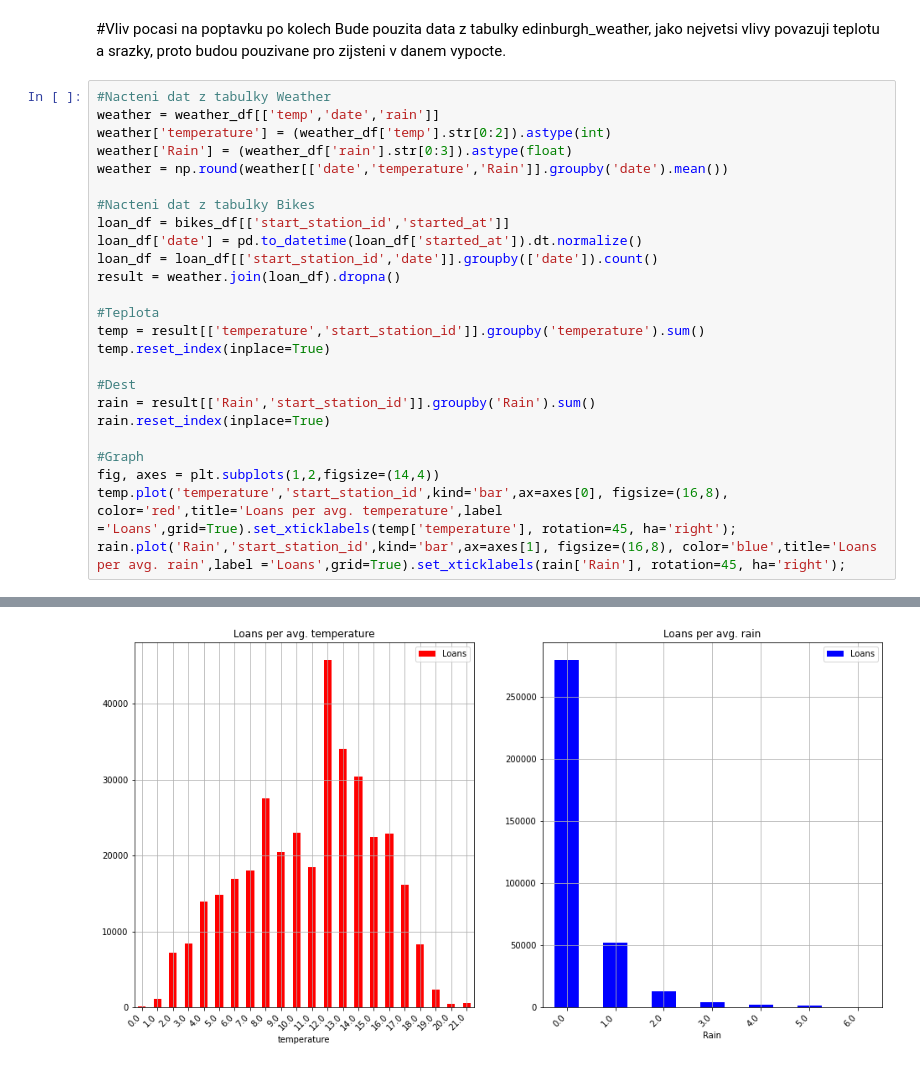
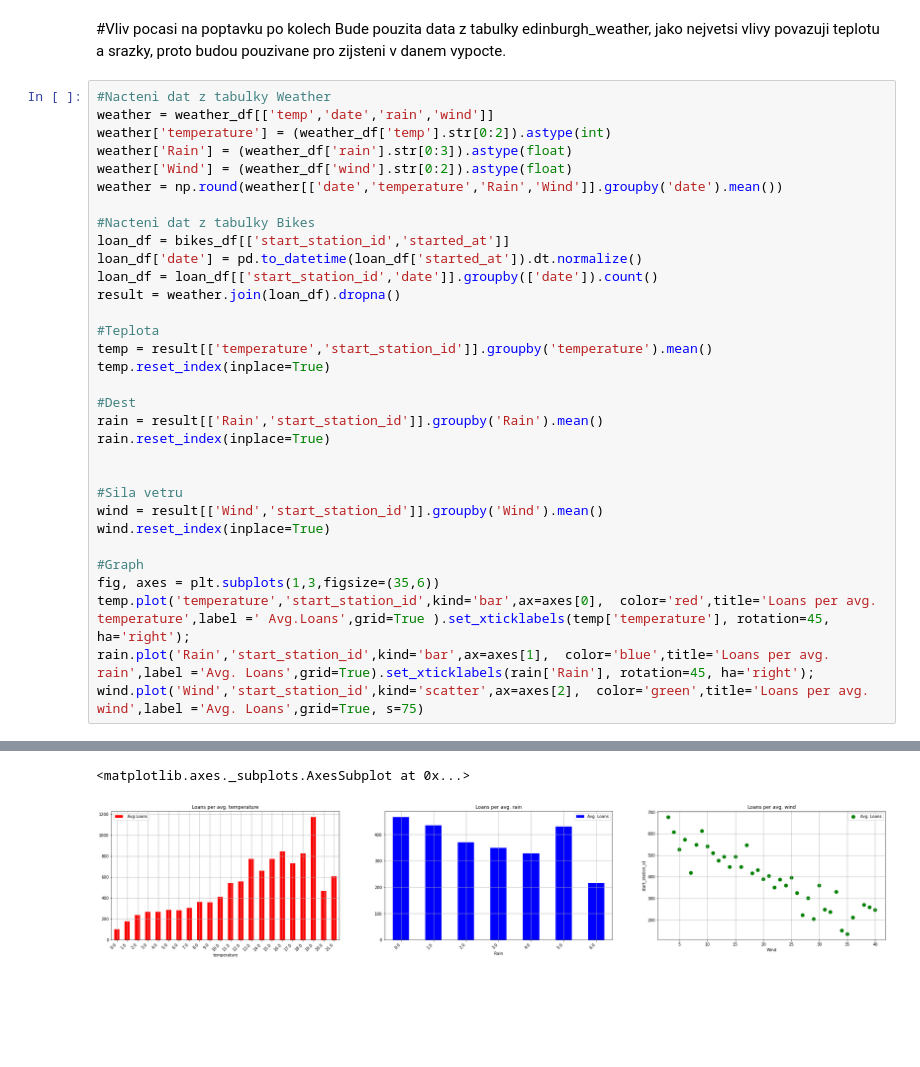
Before and after one commit to ashakir3/Engeto_Pandas, a Jupyter notebook: Engeto.ipynb, the cells around one changed output, grey strips where cells are left out. Saved outputs shown, nothing was run; the diff lists cells and outputs as text; blank space fills up the shorter version.

```diff
--- a/Engeto.ipynb
+++ b/Engeto.ipynb
@@ -214,10 +236,11 @@ Nejvic si lidi pujcuji o vikendu
 Bude pouzita data z tabulky edinburgh_weather, jako nejvetsi vlivy povazuji teplotu a srazky, proto budou pouzivane pro zijsteni v danem vypocte.
 # %%
 #Nacteni dat z tabulky Weather
-weather = weather_df[['temp','date','rain']]
+weather = weather_df[['temp','date','rain','wind']]
 weather['temperature'] = (weather_df['temp'].str[0:2]).astype(int)
 weather['Rain'] = (weather_df['rain'].str[0:3]).astype(float)
-weather = np.round(weather[['date','temperature','Rain']].groupby('date').mean())
+weather['Wind'] = (weather_df['wind'].str[0:2]).astype(float)
+weather = np.round(weather[['date','temperature','Rain','Wind']].groupby('date').mean())
 
 #Nacteni dat z tabulky Bikes
 loan_df = bikes_df[['start_station_id','started_at']]
@@ -226,17 +249,23 @@ loan_df = loan_df[['start_station_id','date']].groupby(['date']).count()
 result = weather.join(loan_df).dropna()
 
 #Teplota
-temp = result[['temperature','start_station_id']].groupby('temperature').sum()
+temp = result[['temperature','start_station_id']].groupby('temperature').mean()
 temp.reset_index(inplace=True)
 
 #Dest
-rain = result[['Rain','start_station_id']].groupby('Rain').sum()
+rain = result[['Rain','start_station_id']].groupby('Rain').mean()
 rain.reset_index(inplace=True)
 
+
+#Sila vetru
+wind = result[['Wind','start_station_id']].groupby('Wind').mean()
+wind.reset_index(inplace=True)
+
 #Graph
-fig, axes = plt.subplots(1,2,figsize=(14,4))
-temp.plot('temperature','start_station_id',kind='bar',ax=axes[0], figsize=(16,8), color='red',title='Loans per avg. temperature',label ='Loans',grid=True).set_xticklabels(temp['temperature'], rotation=45, ha='right');
-rain.plot('Rain','start_station_id',kind='bar',ax=axes[1], figsize=(16,8), color='blue',title='Loans per avg. rain',label ='Loans',grid=True).set_xticklabels(rain['Rain'], rotation=45, ha='right');
+fig, axes = plt.subplots(1,3,figsize=(35,6))
+temp.plot('temperature','start_station_id',kind='bar',ax=axes[0],  color='red',title='Loans per avg. temperature',label =' Avg.Loans',grid=True ).set_xticklabels(temp['temperature'], rotation=45, ha='right');
+rain.plot('Rain','start_station_id',kind='bar',ax=axes[1],  color='blue',title='Loans per avg. rain',label ='Avg. Loans',grid=True).set_xticklabels(rain['Rain'], rotation=45, ha='right');
+wind.plot('Wind','start_station_id',kind='scatter',ax=axes[2],  color='green',title='Loans per avg. wind',label ='Avg. Loans',grid=True, s=75)
 # %% [output]
 A value is trying to be set on a copy of a slice from a DataFrame.
 Try using .loc[row_indexer,col_indexer] = value instead
@@ -256 +290,2 @@ See the caveats in the documentation: https://pandas.pydata.org/pandas-docs/stab
+<matplotlib.axes._subplots.AxesSubplot at 0x...>
-[figure, old version]
+[figure, new version]
```
Also changed, not shown: parts of 10 cells of this notebook.
